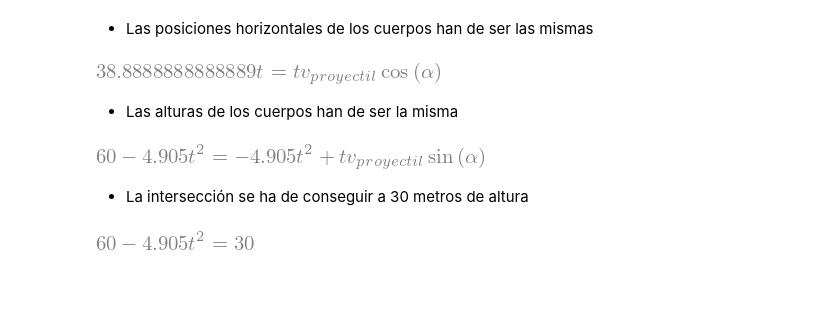
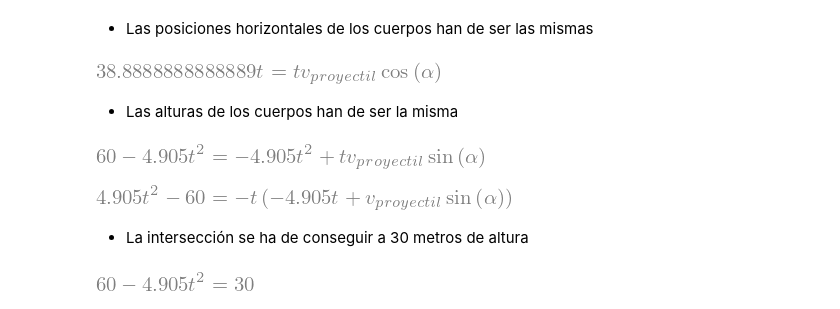
Before and after one commit to KikeProfesor00/Jupyter_Notebooks_Science, a Jupyter notebook: Ejemplos/Física/Cinematica/Sympy_cruce_MRU_MRUA_calculo_velocidad_con_angulo.ipynb, the cells around one changed output. Drawn from its saved outputs; the diff is of its cells as text; code cells hidden in the pictures; blank space fills up the shorter version.

Commit message:
Cambio calculo velocidad

```diff
--- a/Ejemplos/Física/Cinematica/Sympy_cruce_MRU_MRUA_calculo_velocidad.ipynb
+++ b/Ejemplos/Física/Cinematica/Sympy_cruce_MRU_MRUA_calculo_velocidad_con_angulo.ipynb
@@ -133,3 +136,33 @@ print('Velocidad vertical del proyectil: ',v_proyectil_y_0,' m·s⁻¹')
 # %% [output]
 Velocidad horizontal del proyectil:  v_proyectil*cos(alpha)  m·s⁻¹
 Velocidad vertical del proyectil:  v_proyectil*sin(alpha)  m·s⁻¹
+# %%
+# Datos iniciales
+x_proyectil_0 = 0     # m
+y_proyectil_0 = 0     # m
+v_proyectil   = 160/3.6  # m·s-1
+# ang_lanzamiento = 30
+
+# ------------------------------
+# Trabajamos a partir del ángulo y módulo de la velocidad
+# La SOLUCION TIENE UN ERROR. Compruébalo con wolframAlpha
+#      38.888 =v * cos(a) , 60 = t * v * sin (a) , 60 - 4.905 t² = 30
+v_proyectil =    symbols('v_proyectil')
+ang_lanzamiento = symbols('alpha')   # en radianes
+# Proporciona error por el problema del cálculo no sympy de math.cos
+
+v_proyectil_x_0 = v_proyectil*cos(ang_lanzamiento)
+v_proyectil_y_0 = v_proyectil*sin(ang_lanzamiento)
+
+# ------------------------------
+# Trabajar con el ángulo proporciona errores en la resolución
+# trabajaremos pues con los catetos ya que la hipotenusa es la
+# velocidad. Recordar que los catetos
+# se relacionan por la hipotenusa (no utilizamos el ángulo)
+
+# v_proyectil_x_0 = symbols('v_x')
+# v_proyectil_y_0= symbols('v_y')
+
+
+print('Velocidad horizontal del proyectil: ',v_proyectil_x_0,' m·s⁻¹')
+print('Velocidad vertical del proyectil: ',v_proyectil_y_0,' m·s⁻¹')
@@ -176,6 +212,10 @@ Interseccion_y = Eq(y_coche,y_proyectil)
 Interseccion_y
 # %% [output]
 [figure]
+# %%
+simplify(Interseccion_y)
+# %% [output]
+[figure, added]
 # %% [markdown]
    * La intersección se ha de conseguir a 30 metros de altura
 # %%
```
Also changed, not shown: parts of 5 cells of this notebook, 2 other files.
